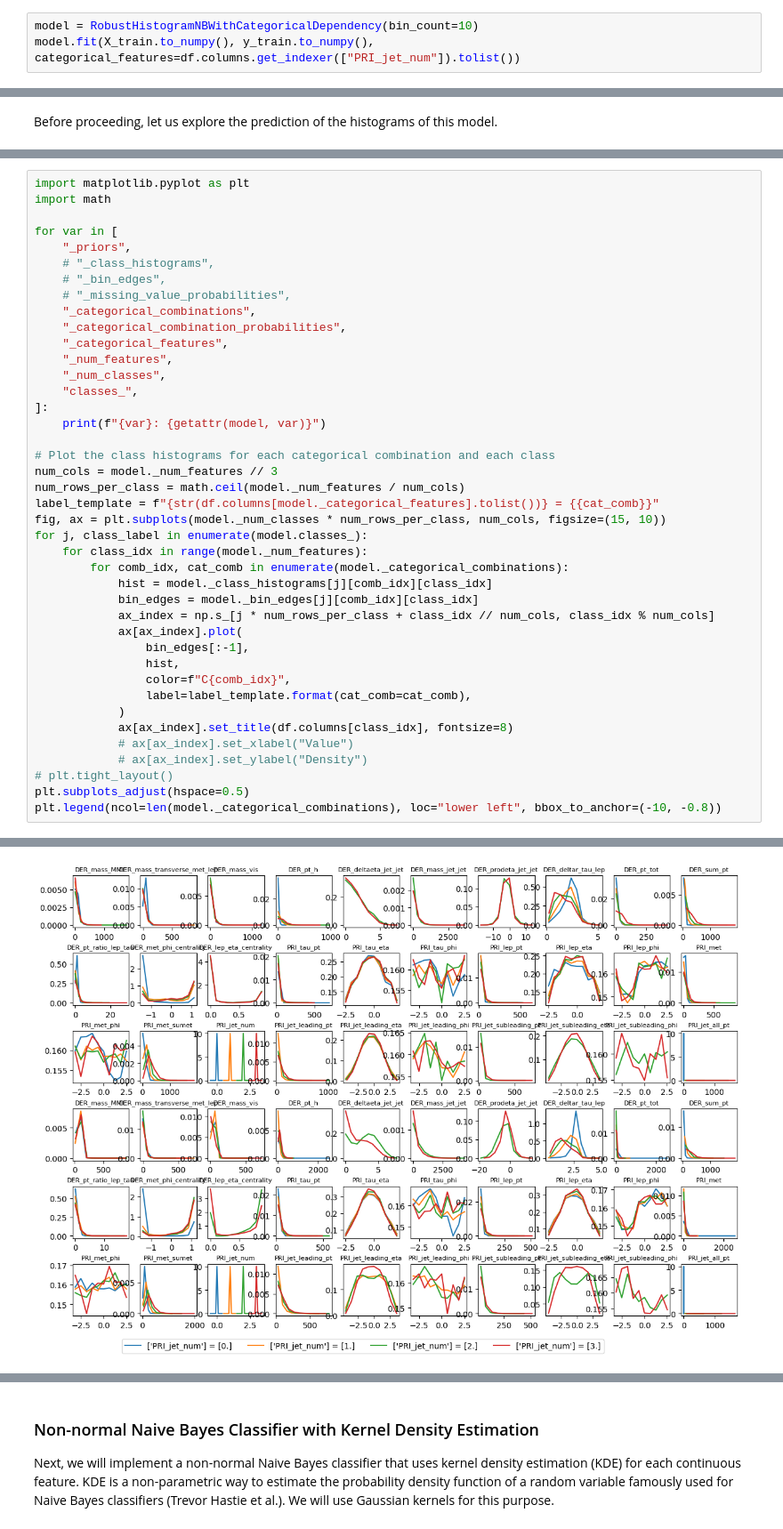
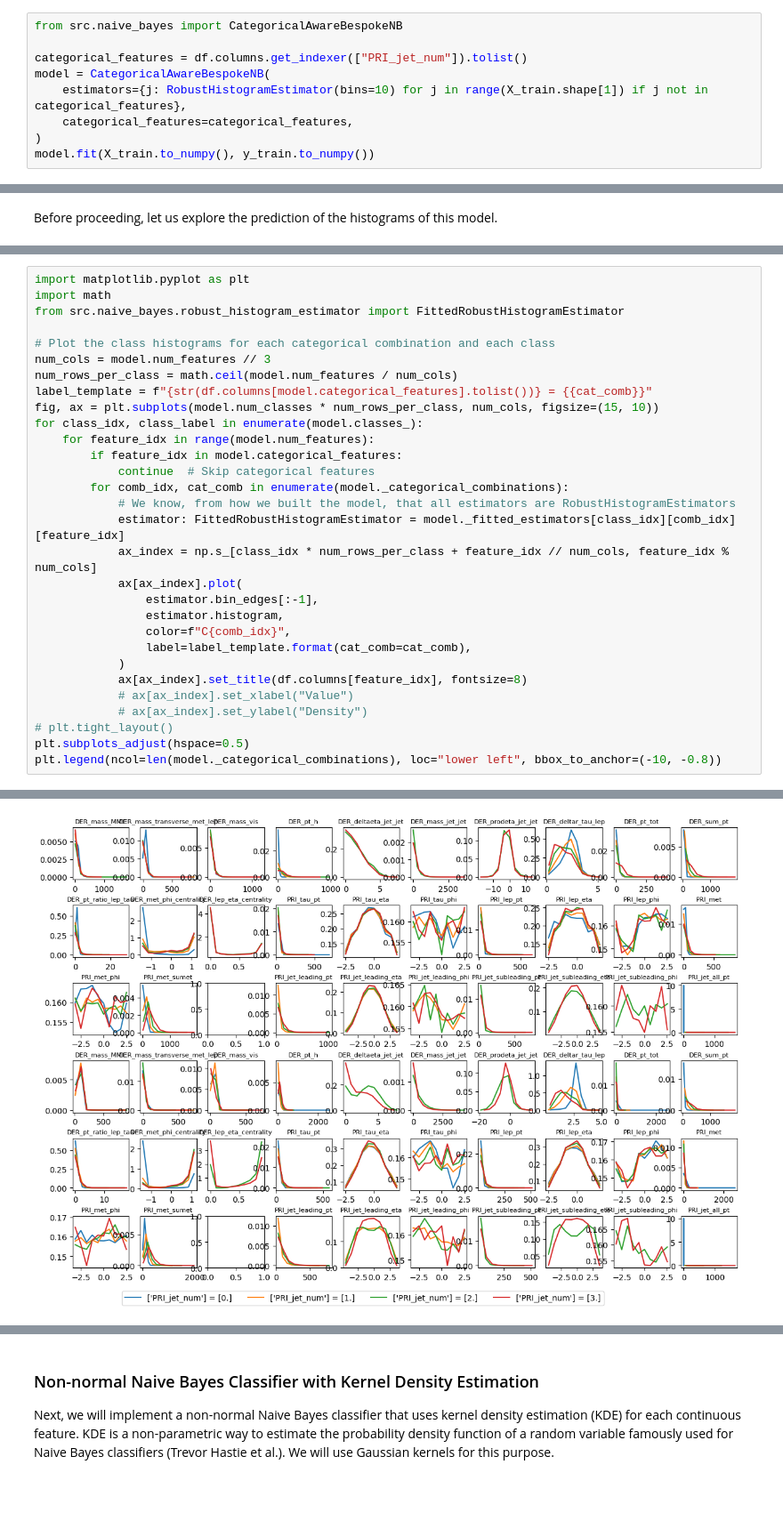
Before and after one commit to AimbotParce/MDS-AML-HiggsBosonATLAS, a Jupyter notebook: notebooks/non-normal-naive-bayes.ipynb, the cells around one changed output, grey strips where cells are left out. Shown at 89% size. Cells and saved outputs as stored; diff of their text form; blank space fills up the shorter version.

Commit message:
Implemented KDE Naive Bayes

```diff
--- a/notebooks/non-normal-naive-bayes.ipynb
+++ b/notebooks/non-normal-naive-bayes.ipynb
@@ -545,4 +177,10 @@ Now, let's test this implementation on the dataset.
 # %%
-model = RobustHistogramNBWithCategoricalDependency(bin_count=10)
-model.fit(X_train.to_numpy(), y_train.to_numpy(), categorical_features=df.columns.get_indexer(["PRI_jet_num"]).tolist())
+from src.naive_bayes import CategoricalAwareBespokeNB
+
+categorical_features = df.columns.get_indexer(["PRI_jet_num"]).tolist()
+model = CategoricalAwareBespokeNB(
+    estimators={j: RobustHistogramEstimator(bins=10) for j in range(X_train.shape[1]) if j not in categorical_features},
+    categorical_features=categorical_features,
+)
+model.fit(X_train.to_numpy(), y_train.to_numpy())
 # %% [output]
@@ -552,39 +220,28 @@ Before proceeding, let us explore the prediction of the histograms of this model
 # %%
 import matplotlib.pyplot as plt
 import math
-
-for var in [
-    "_priors",
-    # "_class_histograms",
-    # "_bin_edges",
-    # "_missing_value_probabilities",
-    "_categorical_combinations",
-    "_categorical_combination_probabilities",
-    "_categorical_features",
-    "_num_features",
-    "_num_classes",
-    "classes_",
-]:
-    print(f"{var}: {getattr(model, var)}")
+from src.naive_bayes.robust_histogram_estimator import FittedRobustHistogramEstimator
 
 # Plot the class histograms for each categorical combination and each class
-num_cols = model._num_features // 3
-num_rows_per_class = math.ceil(model._num_features / num_cols)
-label_template = f"{str(df.columns[model._categorical_features].tolist())} = {{cat_comb}}"
-fig, ax = plt.subplots(model._num_classes * num_rows_per_class, num_cols, figsize=(15, 10))
-for j, class_label in enumerate(model.classes_):
-    for class_idx in range(model._num_features):
+num_cols = model.num_features // 3
+num_rows_per_class = math.ceil(model.num_features / num_cols)
+label_template = f"{str(df.columns[model.categorical_features].tolist())} = {{cat_comb}}"
+fig, ax = plt.subplots(model.num_classes * num_rows_per_class, num_cols, figsize=(15, 10))
+for class_idx, class_label in enumerate(model.classes_):
+    for feature_idx in range(model.num_features):
+        if feature_idx in model.categorical_features:
+            continue  # Skip categorical features
         for comb_idx, cat_comb in enumerate(model._categorical_combinations):
-            hist = model._class_histograms[j][comb_idx][class_idx]
-            bin_edges = model._bin_edges[j][comb_idx][class_idx]
-            ax_index = np.s_[j * num_rows_per_class + class_idx // num_cols, class_idx % num_cols]
+            # We know, from how we built the model, that all estimators are RobustHistogramEstimators
+            estimator: FittedRobustHistogramEstimator = model._fitted_estimators[class_idx][comb_idx][feature_idx]
+            ax_index = np.s_[class_idx * num_rows_per_class + feature_idx // num_cols, feature_idx % num_cols]
             ax[ax_index].plot(
-                bin_edges[:-1],
-                hist,
+                estimator.bin_edges[:-1],
+                estimator.histogram,
                 color=f"C{comb_idx}",
                 label=label_template.format(cat_comb=cat_comb),
             )
-            ax[ax_index].set_title(df.columns[class_idx], fontsize=8)
+            ax[ax_index].set_title(df.columns[feature_idx], fontsize=8)
             # ax[ax_index].set_xlabel("Value")
             # ax[ax_index].set_ylabel("Density")
 # plt.tight_layout()
@@ -606,4 +252,4 @@ classes_: ['b' 's']
-[figure, old version]
+[figure, new version]
 # %%
 y_pred = model.predict(X_test.to_numpy())
 from sklearn.metrics import accuracy_score, classification_report
```
Also changed, not shown: parts of 25 cells of this notebook, 5 other files.
